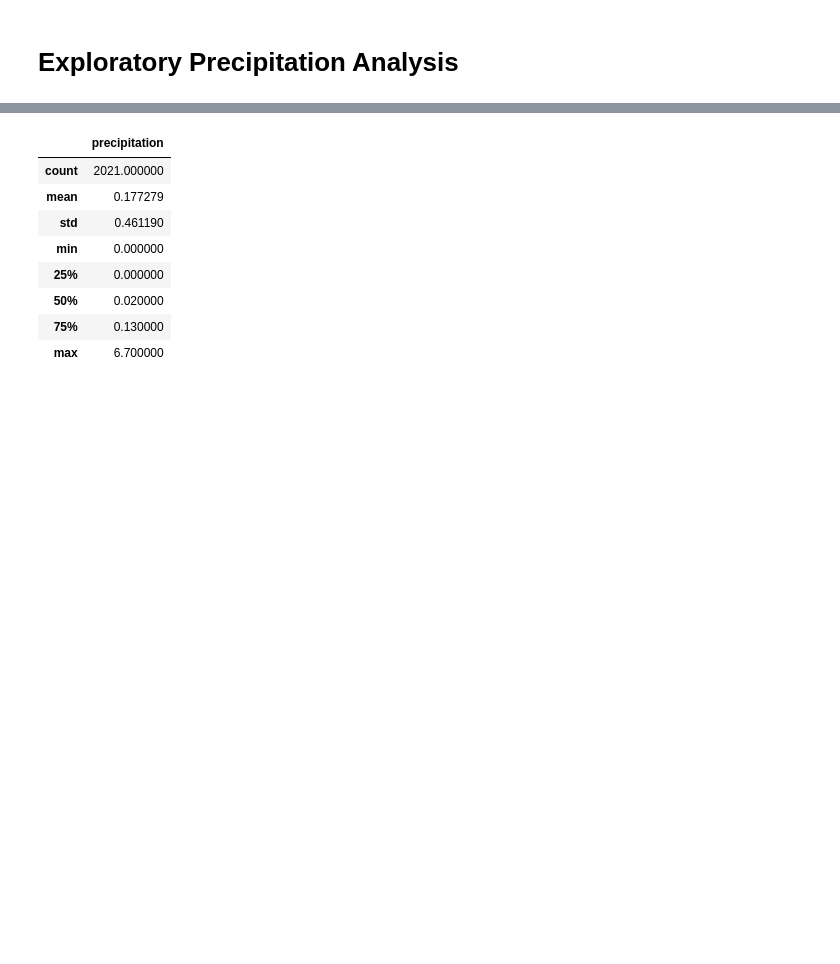
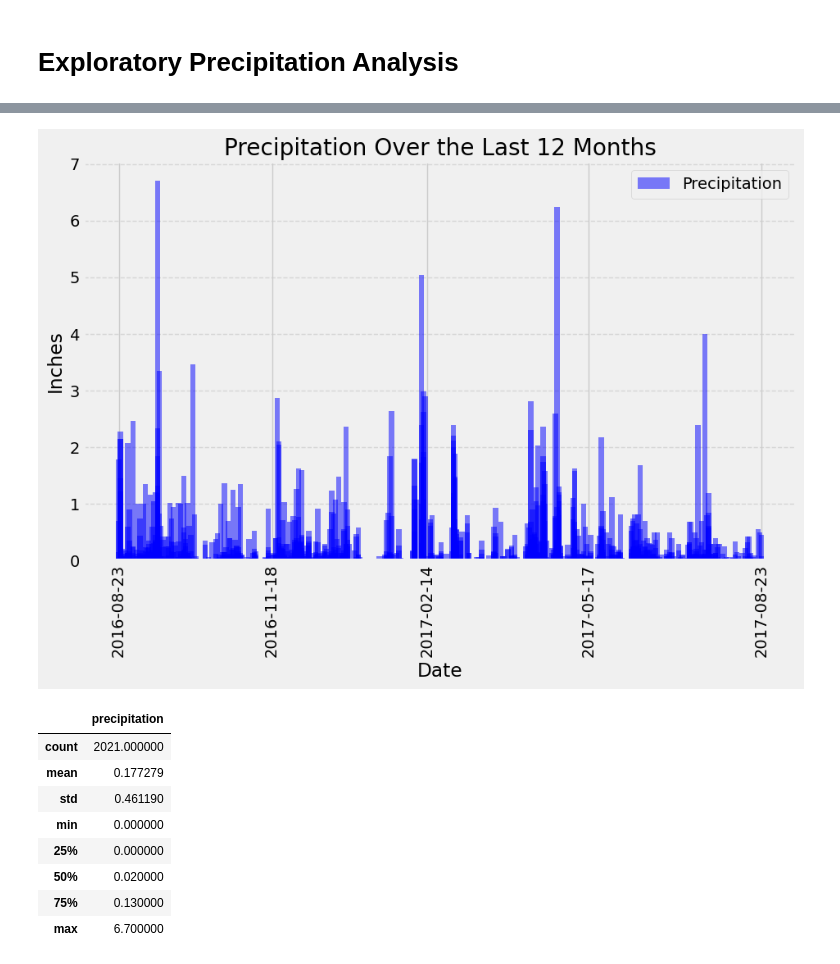
Before and after one commit to BatuhanAysan/sqlalchemy-challenge, a Jupyter notebook: SurfsUp/climate_starter.ipynb, the cells around one changed output, grey strips where cells are left out. Cells and saved outputs as stored; diff of their text form; code cells hidden in the pictures; blank space fills up the shorter version.

```diff
--- a/SurfsUp/climate_starter.ipynb
+++ b/SurfsUp/climate_starter.ipynb
@@ -34,4 +39,8 @@ engine = create_engine("sqlite:///Resources/hawaii.sqlite")
 # Exploratory Precipitation Analysis
 # %%
 # Find the most recent date in the data set.
+most_recent_date = session.query(func.max(Measurement.date)).scalar()
+
+# Print the result
+print(f"The most recent date in the dataset is: {most_recent_date}")
 # %% [output]
@@ -58,0 +61,16 @@ Text(0, 0.5, 'Inches')
+# %%
+# Perform a query to retrieve the data and precipitation scores
+precipitation_data = (
+    session.query(Measurement.date, Measurement.prcp)
+    .filter(Measurement.date >= one_year_ago.date())
+    .all()
+)
+
+# Save the query results as a Pandas DataFrame. Explicitly set the column names
+precipitation_df = pd.DataFrame(precipitation_data, columns=["date", "precipitation"])
+
+# Sort the dataframe by date
+precipitation_df = precipitation_df.sort_values("date")
+
+# Display the first 5 rows to confirm sorting
+precipitation_df.head()
@@ -59,2 +84,31 @@ Text(0, 0.5, 'Inches')
+# %%
+# Use Pandas Plotting with Matplotlib to plot the data
+# Convert date column to datetime format
+precipitation_df["date"] = pd.to_datetime(precipitation_df["date"])
+
+# Set figure size
+plt.figure(figsize=(10, 6))
+
+# Plot bar chart
+plt.bar(precipitation_df["date"], precipitation_df["precipitation"], width=3, color='b', alpha=0.5, label="Precipitation")
+
+# Formatting
+plt.xlabel("Date")
+plt.ylabel("Inches")
+plt.title("Precipitation Over the Last 12 Months")
+plt.legend()
+
+#Adjust x-axis
+tick_positions = np.linspace(0, len(precipitation_df) - 1, 5, dtype=int)  # Select 5 positions
+tick_labels = precipitation_df.iloc[tick_positions]["date"].dt.strftime('%Y-%m-%d')  # Format dates properly
+
+plt.xticks(ticks=precipitation_df.iloc[tick_positions]["date"], labels=tick_labels, rotation=90)
+
+plt.grid(axis='y', linestyle='--', alpha=0.7)
+
+# Show plot
+plt.show()
+# %% [output]
+[figure, added]
 # %%
 # Use Pandas to calculate the summary statistics for the precipitation data
```
Also changed, not shown: parts of 16 cells of this notebook, 1 other file.
